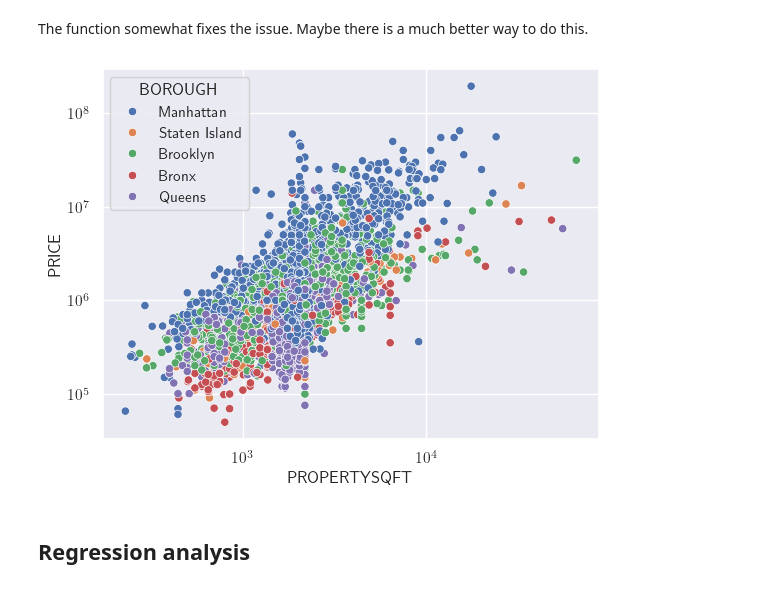
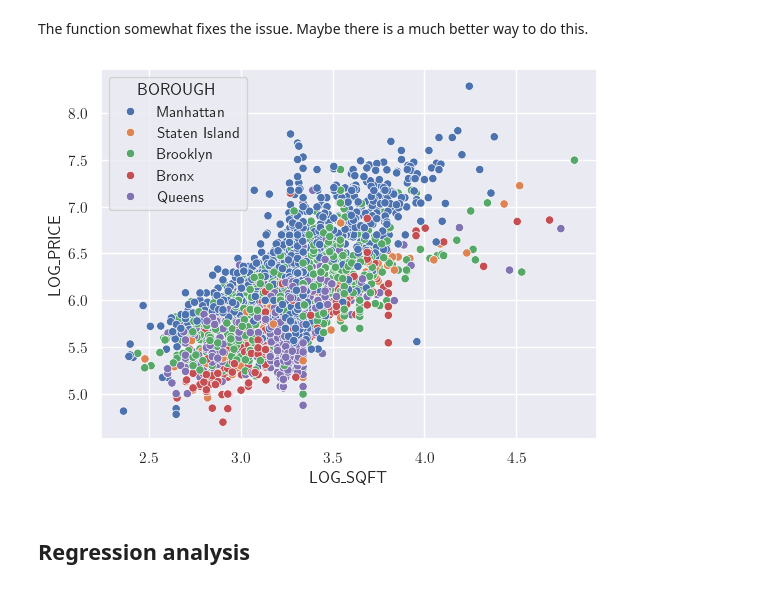
Before and after one commit to RM503/ML_projects, a Jupyter notebook: NY_housing/housing.ipynb, the cells around one changed output. Drawn from its saved outputs; the diff is of its cells as text; code cells hidden in the pictures.

```diff
--- a/NY_housing/housing.ipynb
+++ b/NY_housing/housing.ipynb
@@ -778,15 +778,20 @@ def fix_sqft(df, area):
     return pd.concat([df1, df_sub])
 
 df_fixed = fix_sqft(df_housing, area)
+
+# fix the LOG_SQFT column
+
+df_fixed.drop('LOG_SQFT', axis=1)
+df_fixed['LOG_SQFT'] = df_fixed['PROPERTYSQFT'].apply(lambda x: np.log10(x))
+df_fixed.to_csv('NY_housing_modified.csv')
 # %% [markdown]
 The function somewhat fixes the issue. Maybe there is a much better way to do this.
 # %%
-sns.scatterplot( x=df_fixed.PROPERTYSQFT, y=df_fixed.PRICE, hue=df_fixed.BOROUGH )
-plt.xscale('log')
-plt.yscale('log')
+sns.scatterplot( x=df_fixed.LOG_SQFT, y=df_fixed.LOG_PRICE, hue=df_fixed.BOROUGH )
+
 plt.show()
 # %% [output]
-[figure, old version]
+[figure, new version]
 # %% [markdown]
 ## Regression analysis
 # %% [markdown]
```
Also changed, not shown: parts of 5 cells of this notebook.
